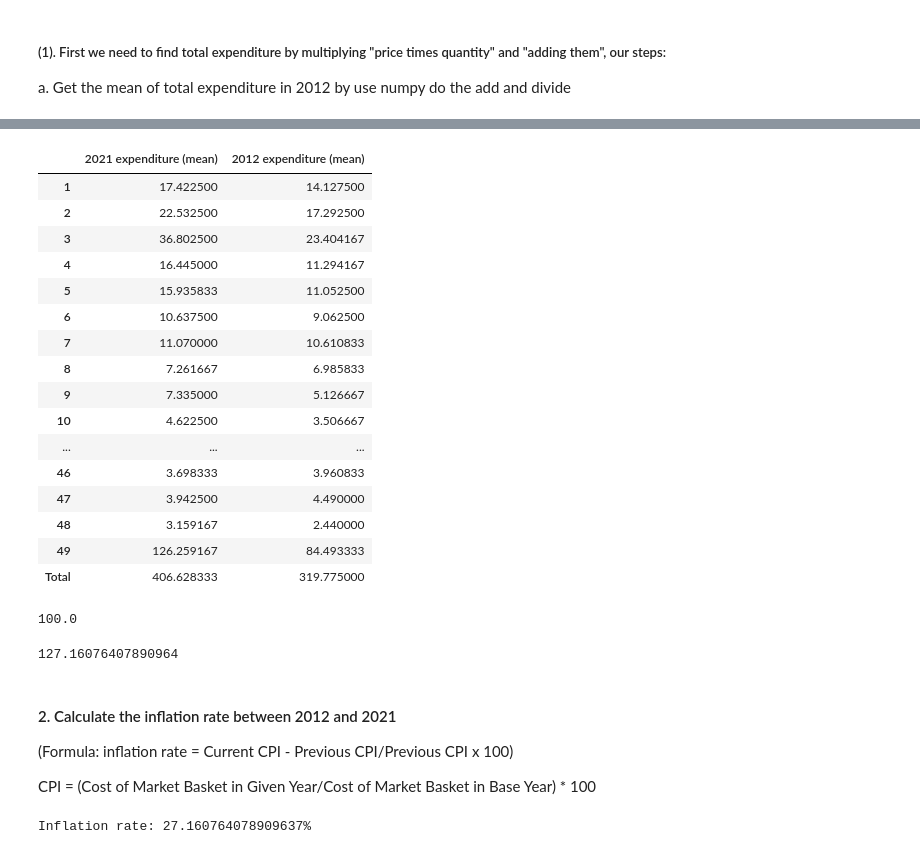
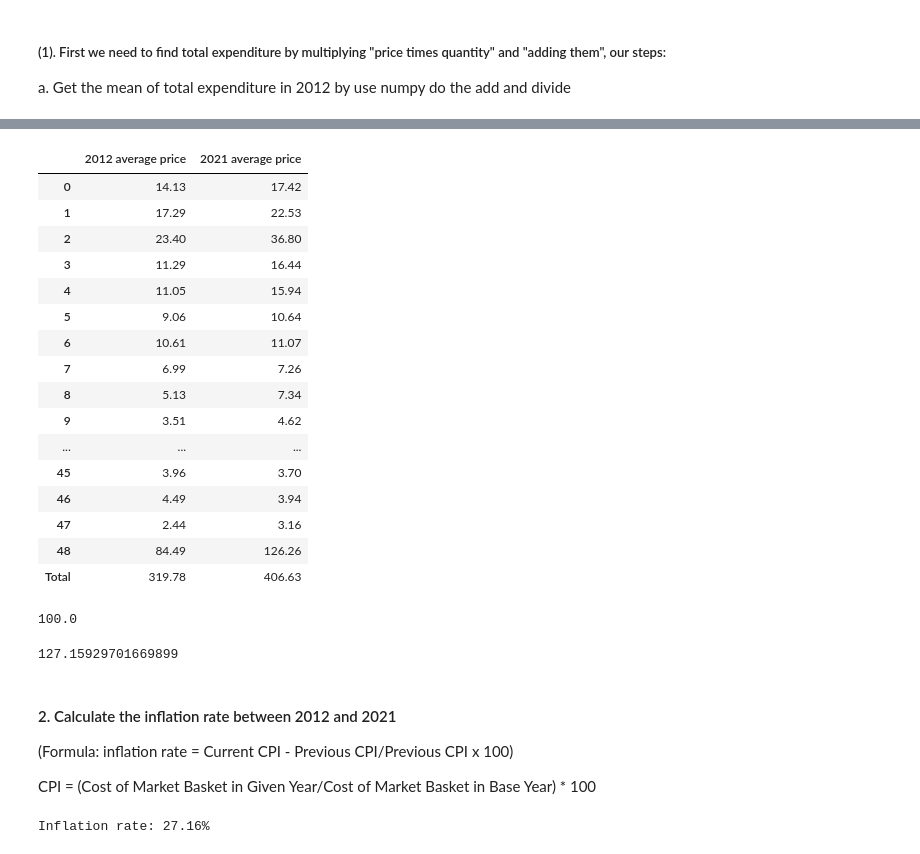
Before and after one commit to Jamie0810/Exploratory-Data-Analysis, a Jupyter notebook: cpi_analysis.ipynb, the cells around one changed output, grey strips where cells are left out. Drawn from its saved outputs; the diff is of its cells as text; code cells hidden in the pictures.

```diff
--- a/cpi_analysis.ipynb
+++ b/cpi_analysis.ipynb
@@ -200,6 +205,8 @@ df.columns = df.iloc[0]
 
 # Take the data less the header row
 df = df[1:]
+
+df.reset_index(drop=True, inplace=True)
 df
 # %% [output]
 |  | Products | January 2012 | February 2012 | March 2012 | April 2012 | May 2012 | June 2012 | July 2012 | ... |
@@ -289,18 +296,28 @@ Or using numpy, for example:
 import numpy as np
 df['2012'] = np.sum(df[['January 2012', 'February 2012']], axis=1)
 '''
-# year_2012 = ['January 2012', 'February 2012']
 
 year_2012 = df.columns[1:13]
 year_2021 = df.columns[110:]
 
-# sum the price and Divide by 12 months
+# Add new columns
 # df['2012'] = df[year_2012].sum(axis=1).div(12)
+# df.insert(loc=1, column='2012 average price', value=average_price_2012)
+# df.insert(loc=2, column='2021 average price', value=average_price_2021)
+# df
 
-expenditure_mean_2012 = df[year_2012].sum(axis=1).div(12)
-expenditure_mean_2021 = df[year_2021].sum(axis=1).div(12)
 
-df.insert(loc=1, column='2012 expenditure (mean)', value=expenditure_mean_2012)
-df.insert(loc=2, column='2021 expenditure (mean)', value=expenditure_mean_2021)
-df
+# sum the price, divide by 12 months and only get 2 decimal places
+average_price_2012 = round(df[year_2012].sum(axis=1).div(12), 2)
+average_price_2021 = round(df[year_2021].sum(axis=1).div(12), 2)
+
+
+
+# Create a new DataFrame
+data = {'2012 average price': average_price_2012.tolist(),
+        '2021 average price': average_price_2021.tolist()}
+
+price_by_year_df = pd.DataFrame(data)
+
+price_by_year_df
 # %% [output]
@@ -347,24 +341,24 @@ expenditure_df
 # %%
-total = expenditure_df.sum()
-expenditure_df.loc['Total'] = total
-expenditure_df
+total = price_by_year_df.sum()
+price_by_year_df.loc['Total'] = total
+price_by_year_df
 # %% [output]
-|  | 2021 expenditure (mean) | 2012 expenditure (mean) |
-| 1 | 17.422500 | 14.127500 |
-| 2 | 22.532500 | 17.292500 |
-| 3 | 36.802500 | 23.404167 |
-| 4 | 16.445000 | 11.294167 |
-| 5 | 15.935833 | 11.052500 |
-| 6 | 10.637500 | 9.062500 |
-| 7 | 11.070000 | 10.610833 |
-| 8 | 7.261667 | 6.985833 |
-| 9 | 7.335000 | 5.126667 |
-| 10 | 4.622500 | 3.506667 |
+|  | 2012 average price | 2021 average price |
+| 0 | 14.13 | 17.42 |
+| 1 | 17.29 | 22.53 |
+| 2 | 23.40 | 36.80 |
+| 3 | 11.29 | 16.44 |
+| 4 | 11.05 | 15.94 |
+| 5 | 9.06 | 10.64 |
+| 6 | 10.61 | 11.07 |
+| 7 | 6.99 | 7.26 |
+| 8 | 5.13 | 7.34 |
+| 9 | 3.51 | 4.62 |
 | ... | ... | ... |
-| 46 | 3.698333 | 3.960833 |
-| 47 | 3.942500 | 4.490000 |
-| 48 | 3.159167 | 2.440000 |
-| 49 | 126.259167 | 84.493333 |
-| Total | 406.628333 | 319.775000 |
+| 45 | 3.96 | 3.70 |
+| 46 | 4.49 | 3.94 |
+| 47 | 2.44 | 3.16 |
+| 48 | 84.49 | 126.26 |
+| Total | 319.78 | 406.63 |
 # %%
 # Find the CPI in 2012: (expenditure_mean_2012/expenditure_mean_2012)*100
@@ -375,18 +369,19 @@ CPI_2012
 100.0
 # %%
 # Find the CPI in 2021: (expenditure_mean_2021/expenditure_mean_2012)*100
-expenditure_2021 = expenditure_df['2021 expenditure (mean)']['Total']
+expenditure_2021 = price_by_year_df['2021 average price']['Total']
 CPI_2021 = (expenditure_2021/expenditure_2012)*100
 CPI_2021
 # %% [output]
-127.16076407890964
+127.15929701669899
 # %% [markdown]
 #### 2. Calculate the inflation rate between 2012 and 2021
 
 (Formula: inflation rate = Current CPI - Previous CPI/Previous CPI x 100)
 
 CPI = (Cost of Market Basket in Given Year/Cost of Market Basket in Base Year) * 100
-# %%
-print(f"Inflation rate: {(CPI_2021-CPI_2012)/100*100}%")
-# %% [output]
-Inflation rate: 27.160764078909637%
+# %%
+inflation_rate = round((CPI_2021-CPI_2012)/100*100, 2)
+print(f"Inflation rate: {inflation_rate}%")
+# %% [output]
+Inflation rate: 27.16%
```
Also changed, not shown: parts of 14 cells of this notebook.
